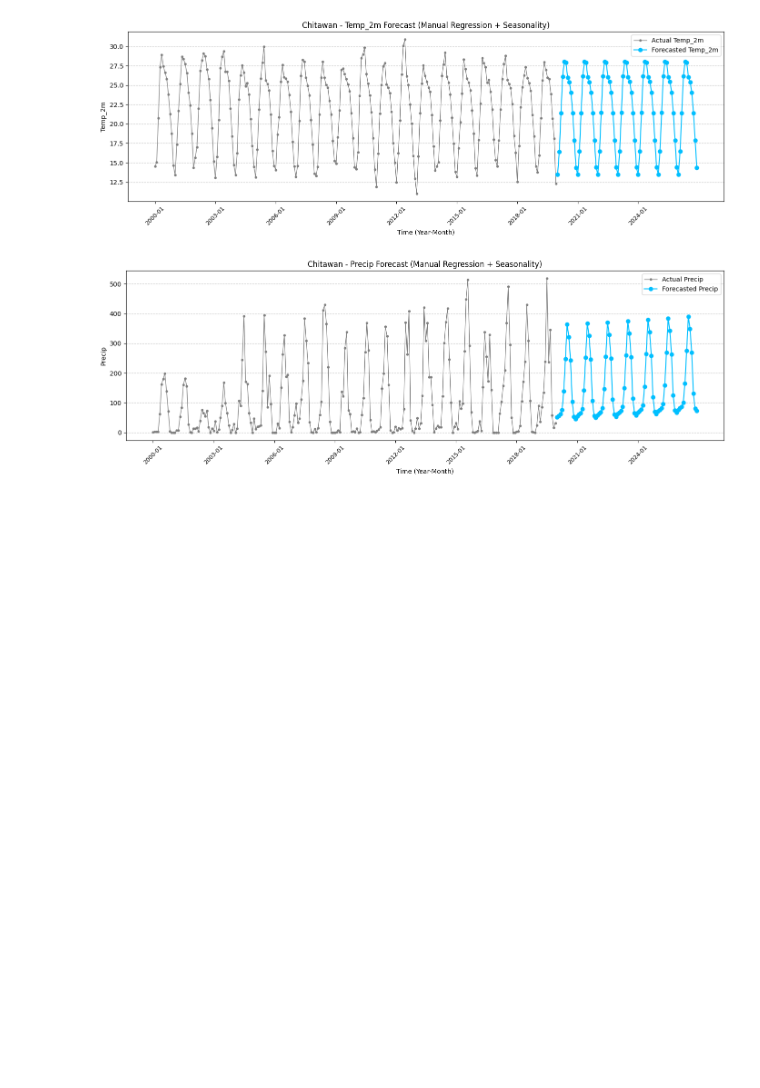
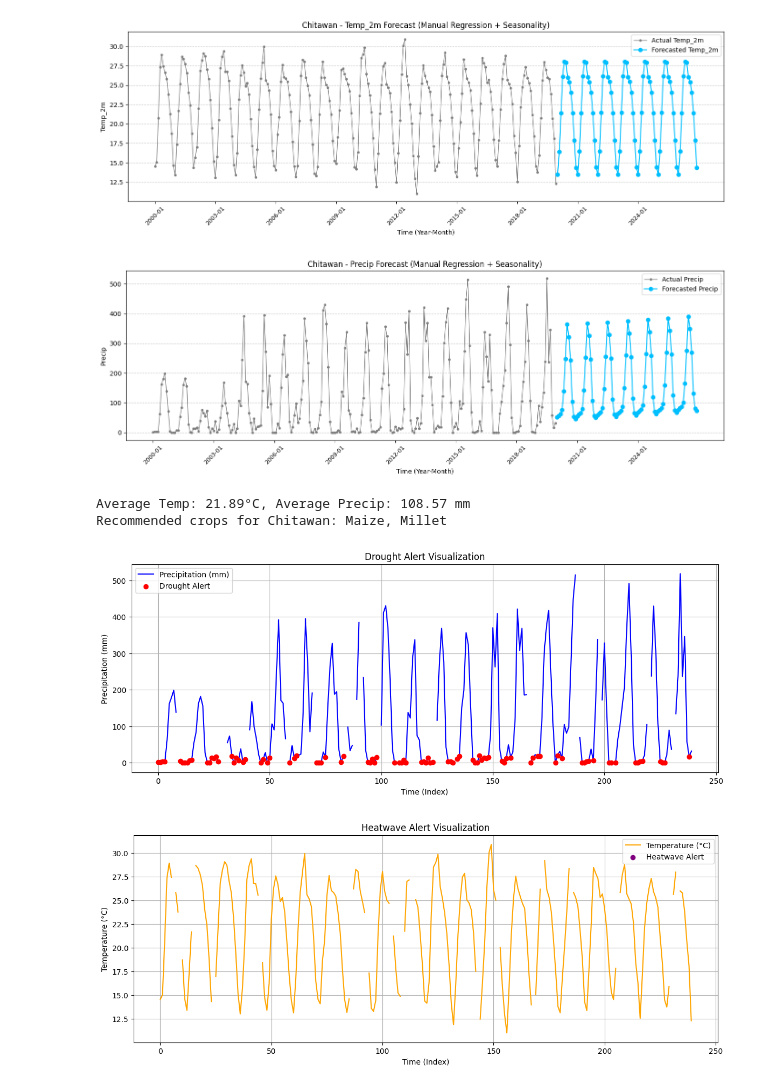
Before and after one commit to Pratistha88/Tempora, a Jupyter notebook: ClimateAnalysis.ipynb, the cells around one changed output. Cells and saved outputs as stored; diff of their text form; code cells hidden in the pictures; blank space fills up the shorter version.

Commit message:
crop recommendations and alerts

```diff
--- a/ClimateAnalysis.ipynb
+++ b/ClimateAnalysis.ipynb
@@ -236,3 +236,71 @@ for feature in features:
 # %% [output]
 [figure]
 [figure]
+# %%
+# Crop recommendation based on average temperature and precipitation
+
+def recommend_crop(avg_temp, avg_precip):
+    """
+    Simple rule-based crop recommendation.
+    You can expand this dictionary as needed for your region.
+    """
+    crop_table = [
+        {"crop": "Rice", "temp_range": (20, 30), "precip_range": (150, 300)},
+        {"crop": "Maize", "temp_range": (18, 27), "precip_range": (50, 150)},
+        {"crop": "Wheat", "temp_range": (10, 25), "precip_range": (30, 100)},
+        {"crop": "Millet", "temp_range": (18, 32), "precip_range": (50, 150)},
+        {"crop": "Barley", "temp_range": (12, 25), "precip_range": (20, 80)},
+        {"crop": "Mustard", "temp_range": (10, 25), "precip_range": (20, 60)},
+        {"crop": "Potato", "temp_range": (15, 20), "precip_range": (50, 120)},
+    ]
+    recommendations = []
+    for entry in crop_table:
+        tmin, tmax = entry["temp_range"]
+        pmin, pmax = entry["precip_range"]
+        if tmin <= avg_temp <= tmax and pmin <= avg_precip <= pmax:
+            recommendations.append(entry["crop"])
+    return recommendations if recommendations else ["No suitable crop found"]
+
+# Calculate average temperature and precipitation for the data
+district_avg_temp = df['Temp_2m'].mean()
+district_avg_precip = df['Precip'].mean()
+
+recommended_crops = recommend_crop(district_avg_temp, district_avg_precip)
+print(f"Average Temp: {district_avg_temp:.2f}°C, Average Precip: {district_avg_precip:.2f} mm")
+print(f"Recommended crops for {district}:", ", ".join(recommended_crops))
+# %% [output]
+Average Temp: 21.89°C, Average Precip: 108.57 mm
+Recommended crops for Chitawan: Maize, Millet
+# %%
+# Drought and Heatwave Alert Visualization
+
+# Define thresholds (can be adjusted as needed)
+drought_precip_threshold = 20  # mm (monthly precipitation below this is considered drought)
+heatwave_temp_threshold = 32   # °C (monthly average temperature above this is considered heatwave)
+
+# Identify drought and heatwave months
+drought_months = df[(df['Precip'] < drought_precip_threshold)]
+heatwave_months = df[(df['Temp_2m'] > heatwave_temp_threshold)]
+
+plt.figure(figsize=(14, 5))
+plt.plot(df['TimeIndex'] if 'TimeIndex' in df.columns else range(len(df)), df['Precip'], label='Precipitation (mm)', color='blue')
+plt.scatter(drought_months['TimeIndex'] if 'TimeIndex' in drought_months.columns else drought_months.index, drought_months['Precip'], color='red', label='Drought Alert', zorder=5)
+plt.ylabel('Precipitation (mm)')
+plt.xlabel('Time (Index)')
+plt.title('Drought Alert Visualization')
+plt.legend()
+plt.grid(True)
+plt.show()
+
+plt.figure(figsize=(14, 5))
+plt.plot(df['TimeIndex'] if 'TimeIndex' in df.columns else range(len(df)), df['Temp_2m'], label='Temperature (°C)', color='orange')
+plt.scatter(heatwave_months['TimeIndex'] if 'TimeIndex' in heatwave_months.columns else heatwave_months.index, heatwave_months['Temp_2m'], color='purple', label='Heatwave Alert', zorder=5)
+plt.ylabel('Temperature (°C)')
+plt.xlabel('Time (Index)')
+plt.title('Heatwave Alert Visualization')
+plt.legend()
+plt.grid(True)
+plt.show()
+# %% [output]
+[figure, added]
+[figure, added]
```
Also changed, not shown: parts of 3 cells of this notebook.
